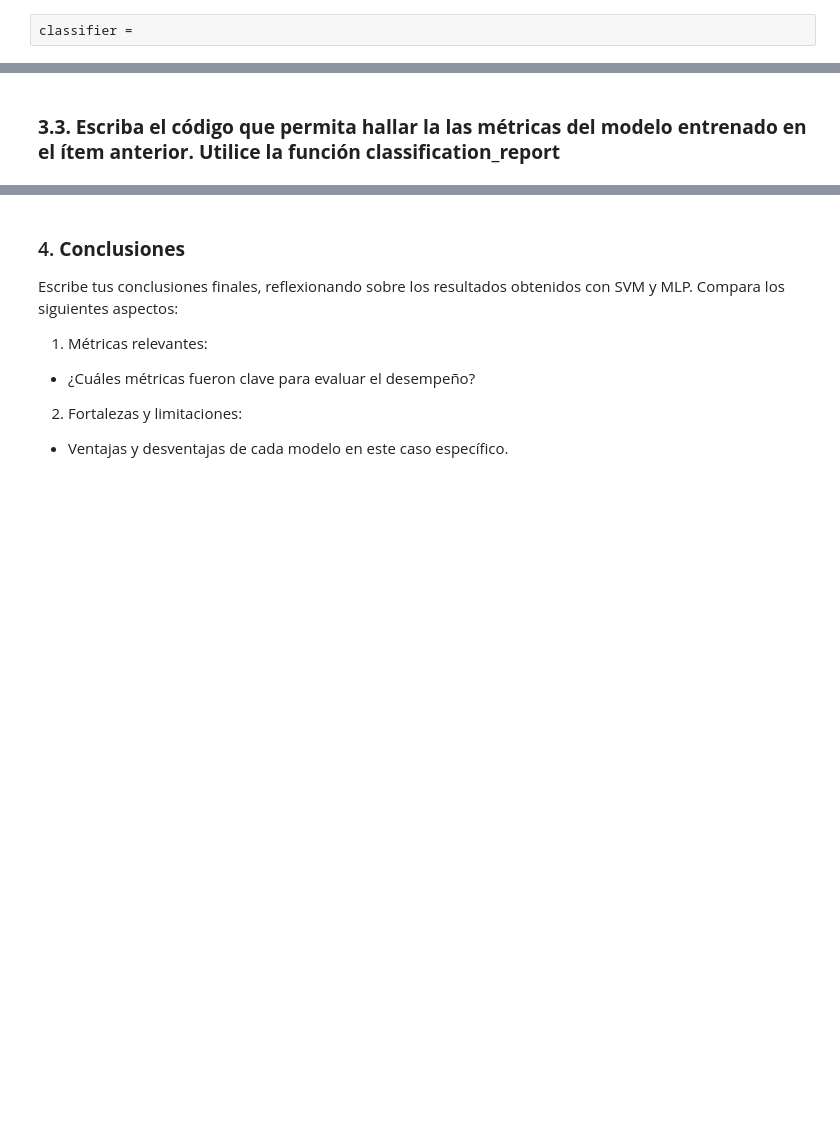
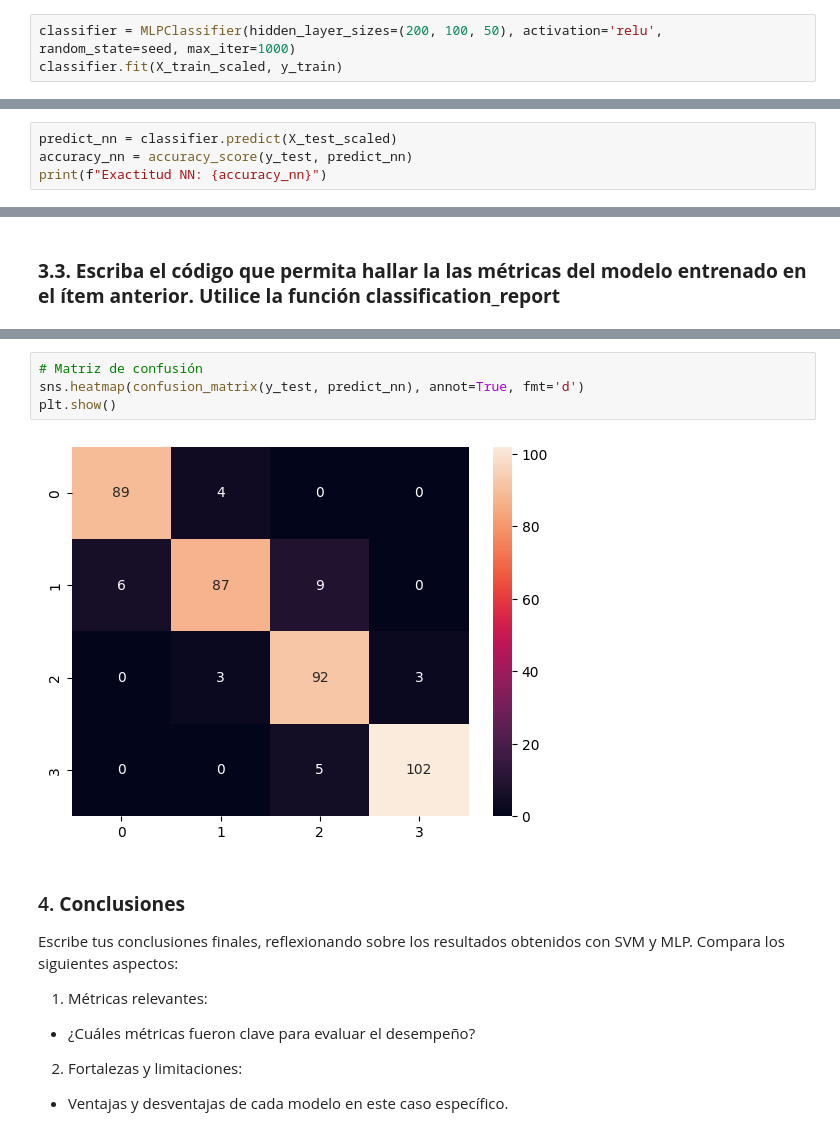
Before and after one commit to JoseAntonioMora/MaestriaInteligenciaArtificial, a Jupyter notebook: Aprendizaje Automatico/Tarea 2 - SVM - RNN/Actividad2_actualizado.ipynb, the cells around one changed output, grey strips where cells are left out. Saved outputs shown, nothing was run; the diff lists cells and outputs as text; blank space fills up the shorter version.

```diff
--- a/Aprendizaje Automatico/Tarea 2 - SVM - RNN/Actividad2_actualizado.ipynb
+++ b/Aprendizaje Automatico/Tarea 2 - SVM - RNN/Actividad2_actualizado.ipynb
@@ -348,5 +348,6 @@ weighted avg       0.96      0.96      0.96       400
 
 ### **3.1. Escriba el código que permita entrenar un perceptrón multicapa con 3 capas ocultas con 200, 100 y 50 neuronas respectivamente en cada capa. Función de activación 'Relu' y random_state=seed**
 # %%
-classifier =
+classifier = MLPClassifier(hidden_layer_sizes=(200, 100, 50), activation='relu', random_state=seed, max_iter=1000)
+classifier.fit(X_train_scaled, y_train)
 # %% [output]
@@ -354,2 +356,6 @@ SyntaxError: invalid syntax (2311336049.py, line 1)
 # %% [markdown]
 ### **3.2. Escriba el código que permita hallar la exactitud del modelo de redes neuronales anteriormente entrenado:**
+# %%
+predict_nn = classifier.predict(X_test_scaled)
+accuracy_nn = accuracy_score(y_test, predict_nn)
+print(f"Exactitud NN: {accuracy_nn}")
@@ -358,3 +379,9 @@ SyntaxError: invalid syntax (2311336049.py, line 1)
+# %%
+# Matriz de confusión
+sns.heatmap(confusion_matrix(y_test, predict_nn), annot=True, fmt='d')
+plt.show()
+# %% [output]
+[figure, added]
 # %% [markdown]
 ### 4. **Conclusiones**
 
```
Also changed, not shown: parts of 4 cells of this notebook, 2 other files.
